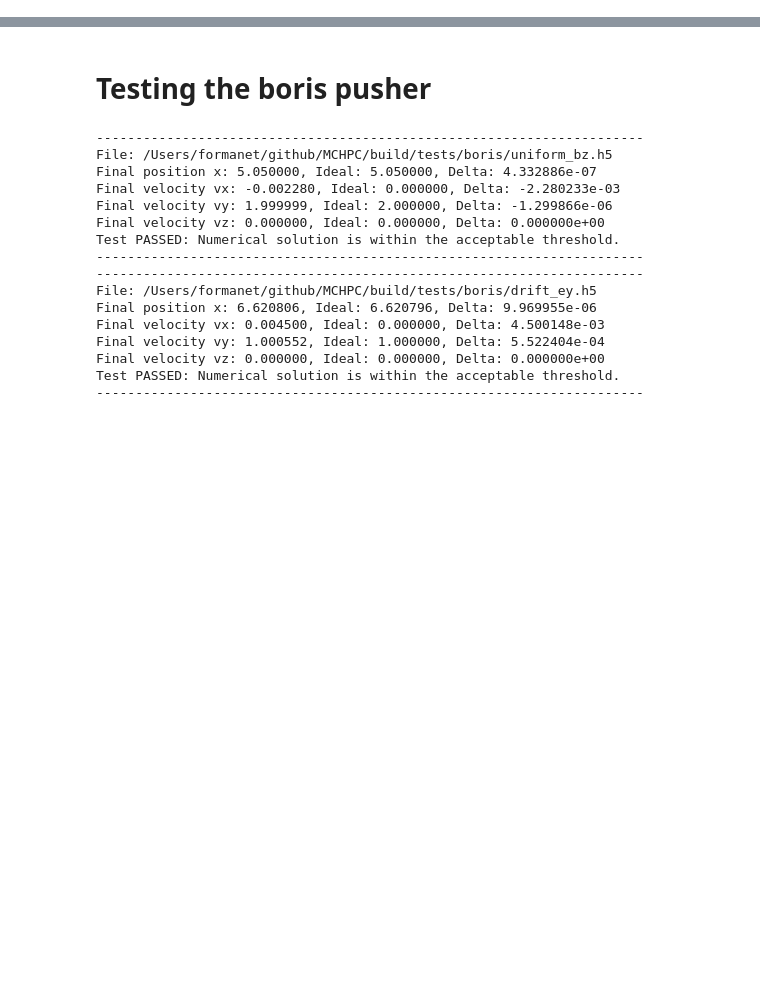
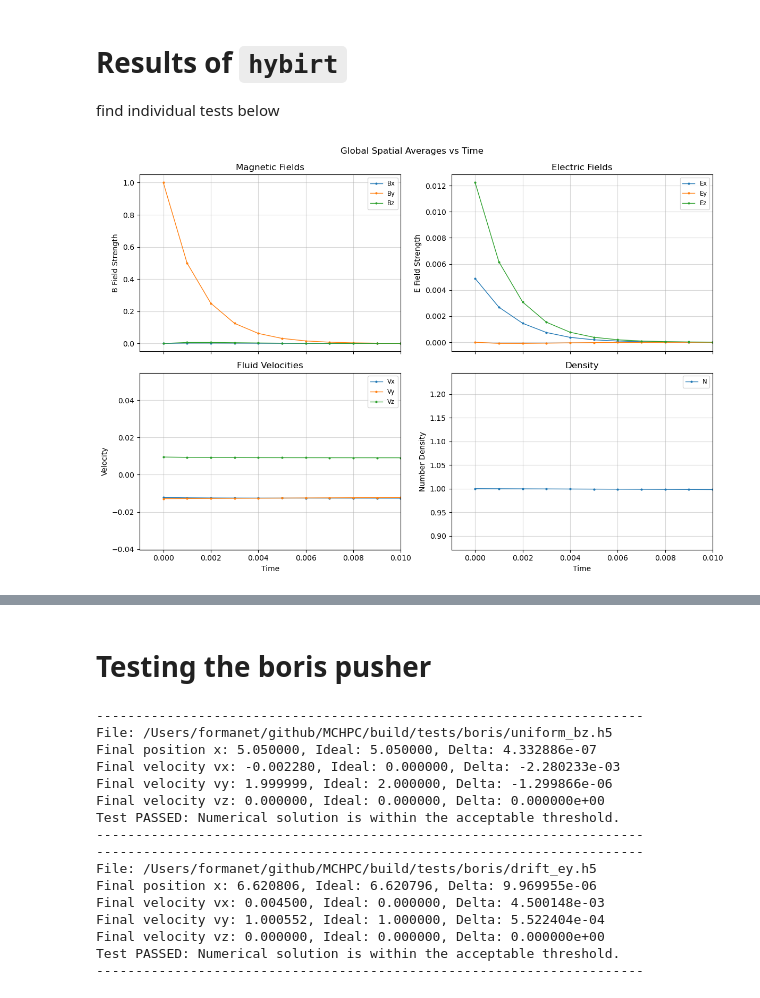
Before and after one commit to formanet415/IRT, a Jupyter notebook: test_results.ipynb, the cells around one changed output, grey strips where cells are left out. Drawn from its saved outputs; the diff is of its cells as text; code cells hidden in the pictures; blank space fills up the shorter version.

Commit message:
finished hybirt main code and added visualisation

````diff
--- a/test_results.ipynb
+++ b/test_results.ipynb
@@ -0,0 +1,75 @@
+# %% [markdown]
+# Results of ```hybirt```
+find individual tests below
+# %%
+import h5py
+import numpy as np
+import matplotlib.pyplot as plt
+import os
+
+# Update this path to your specific directory
+dir_path = '/Users/formanet/github/MCHPC/build/'
+
+try:
+    f = h5py.File(os.path.join(dir_path, 'fields.h5'), 'r')
+except FileNotFoundError:
+    print(f"File not found at {dir_path}. Please check the path.")
+    exit()
+
+times = []
+fields_names = ["Bx", "By", "Bz", "Ex", "Ey", "Ez", "Vx", "Vy", "Vz", "N"]
+# Use a dictionary for easier access by name
+data = {name: [] for name in fields_names}
+
+t_group = f["/t"]
+
+# IMPORTANT FIX: Sort keys as floats, otherwise "10.0" comes before "2.0"
+sorted_keys = sorted(t_group.keys(), key=lambda x: float(x))
+
+for time_str in sorted_keys:
+    times.append(float(time_str))
+
+    # Load data for this timestep
+    current_group = t_group[time_str]
+    for name in fields_names:
+        val = np.mean(current_group[name][()])
+        val = current_group[name][()][10]
+        data[name].append(val)
+
+# Define logical groups for plotting
+# Format: (Title, [List of Variable Names], Y-Label)
+plot_groups = [
+    ("Magnetic Fields", ["Bx", "By", "Bz"], "B Field Strength"),
+    ("Electric Fields", ["Ex", "Ey", "Ez"], "E Field Strength"),
+    ("Fluid Velocities", ["Vx", "Vy", "Vz"], "Velocity"),
+    ("Density", ["N"], "Number Density")
+]
+
+# Create a 2x2 grid of plots sharing the X axis (Time)
+fig, axes = plt.subplots(2, 2, figsize=(12, 8), sharex=True)
+axes = axes.flatten() # Flatten 2D array to 1D for easy iteration
+
+for i, (title, vars_to_plot, ylabel) in enumerate(plot_groups):
+    ax = axes[i]
+    for var in vars_to_plot:
+        ax.plot(times, data[var], '.-', label=var, linewidth=1, markersize=4)
+
+    ax.set_title(title)
+    ax.set_ylabel(ylabel)
+    ax.grid(True, alpha=0.5)
+    ax.legend(loc='best', fontsize='small')
+
+# Set common X label for bottom plots
+for ax in axes[-2:]:
+    ax.set_xlabel("Time")
+
+# set xlim to (0,0.2)
+for ax in axes:
+    ax.set_xlim(-0.001,0.01)
+
+plt.tight_layout()
+plt.suptitle(f"Global Spatial Averages vs Time", y=1.02)
+plt.show()
+f.close()
+# %% [output]
+[figure, added]
````
Also changed, not shown: parts of 2 cells of this notebook, 3 other files.
